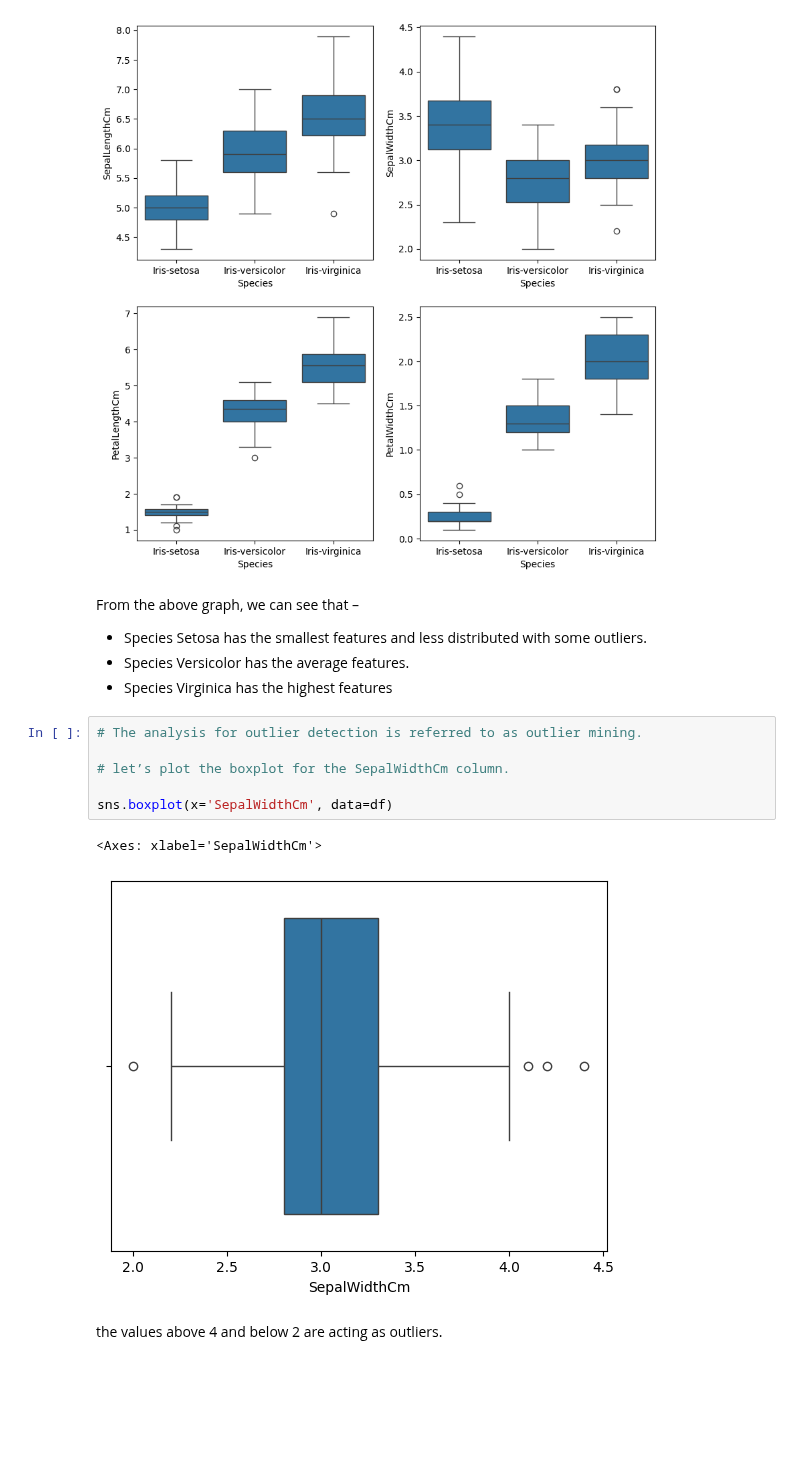
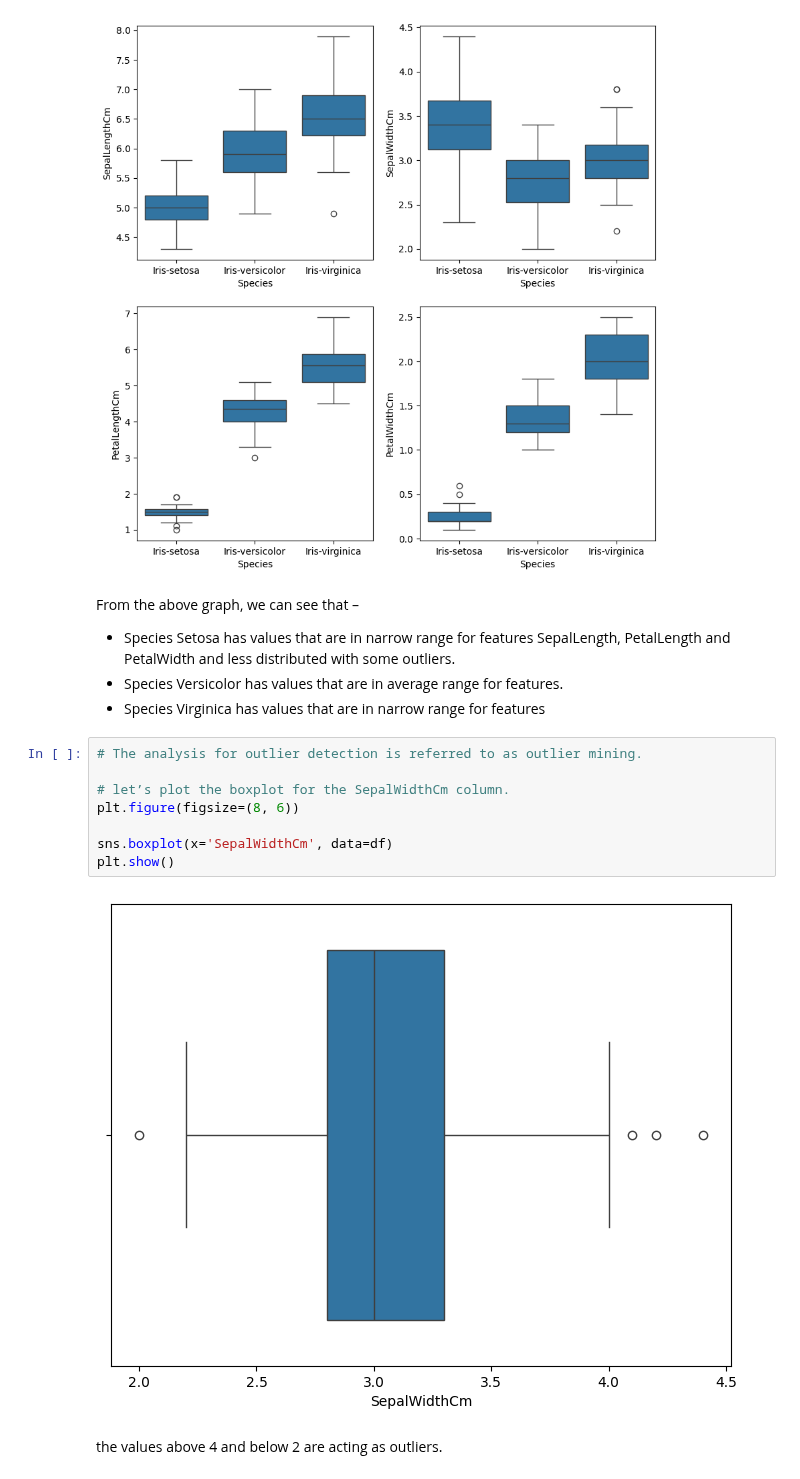
Before and after one commit to ash322ash422/tut_ml, a Jupyter notebook: tut_assorted_outlier_EDA_Rsquare_multicollinear_encoding_scaling/tut_EDA_iris_dataset.ipynb, the cells around one changed output. Cells and saved outputs as stored; diff of their text form; blank space fills up the shorter version.

```diff
--- a/tut_assorted_outlier_EDA_Rsquare_multicollinear_encoding_scaling/tut_EDA_iris_dataset.ipynb
+++ b/tut_assorted_outlier_EDA_Rsquare_multicollinear_encoding_scaling/tut_EDA_iris_dataset.ipynb
@@ -254,18 +276,19 @@ plt.show()
 # %% [markdown]
 From the above graph, we can see that –
 
-- Species Setosa has the smallest features and less distributed with some outliers.
-- Species Versicolor has the average features.
-- Species Virginica has the highest features
+- Species Setosa has values that are in narrow range for features SepalLength, PetalLength and PetalWidth and less distributed with some outliers.
+- Species Versicolor has values that are in average range for features.
+- Species Virginica has  values that are in narrow range for features
 # %%
 # The analysis for outlier detection is referred to as outlier mining.
 
 # let’s plot the boxplot for the SepalWidthCm column.
+plt.figure(figsize=(8, 6))
 
 sns.boxplot(x='SepalWidthCm', data=df)
+plt.show()
 # %% [output]
-<Axes: xlabel='SepalWidthCm'>
-[figure, old version]
+[figure, new version]
 # %% [markdown]
 the values above 4 and below 2 are acting as outliers.
 # %%
```
Also changed, not shown: parts of 9 cells of this notebook, 1 other file.
